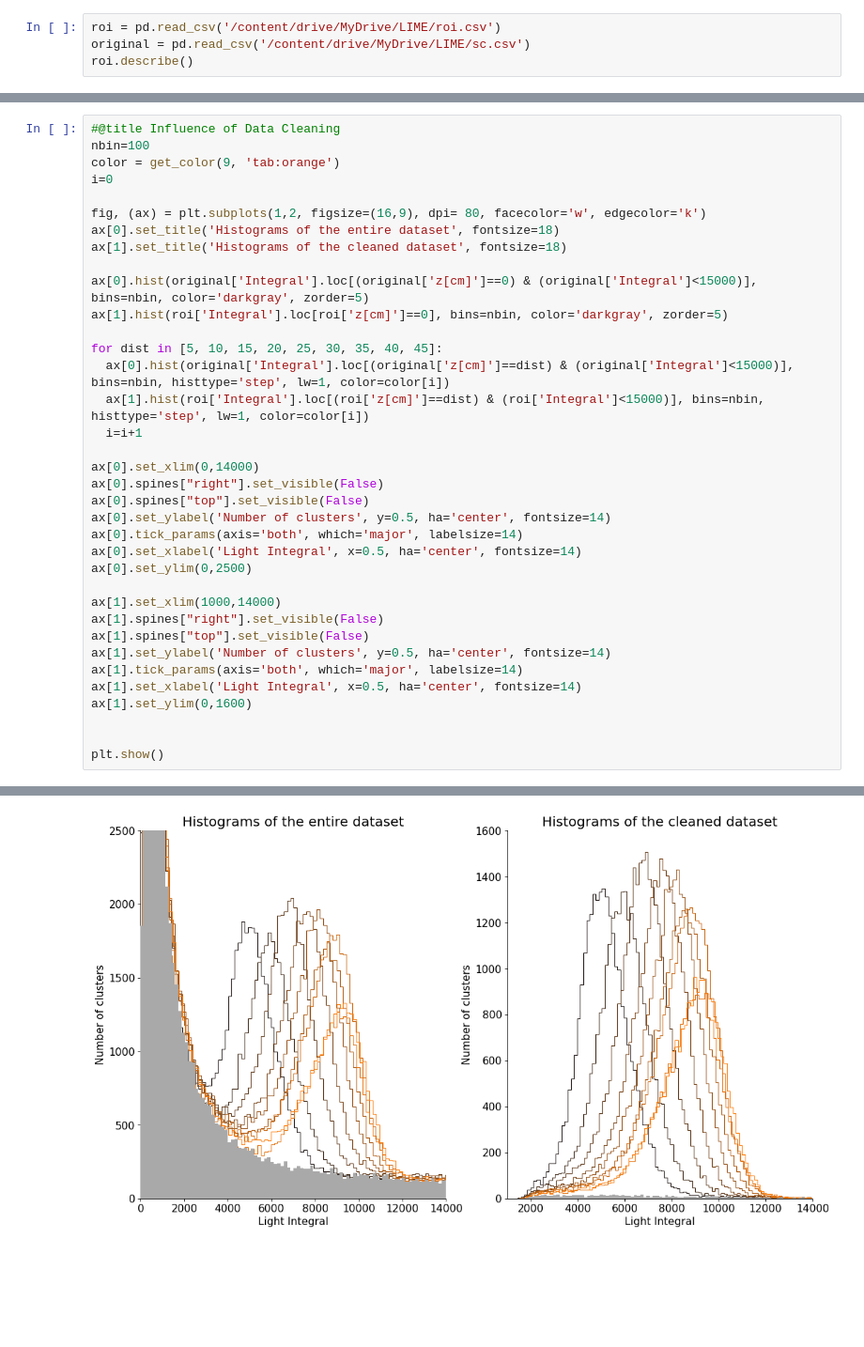
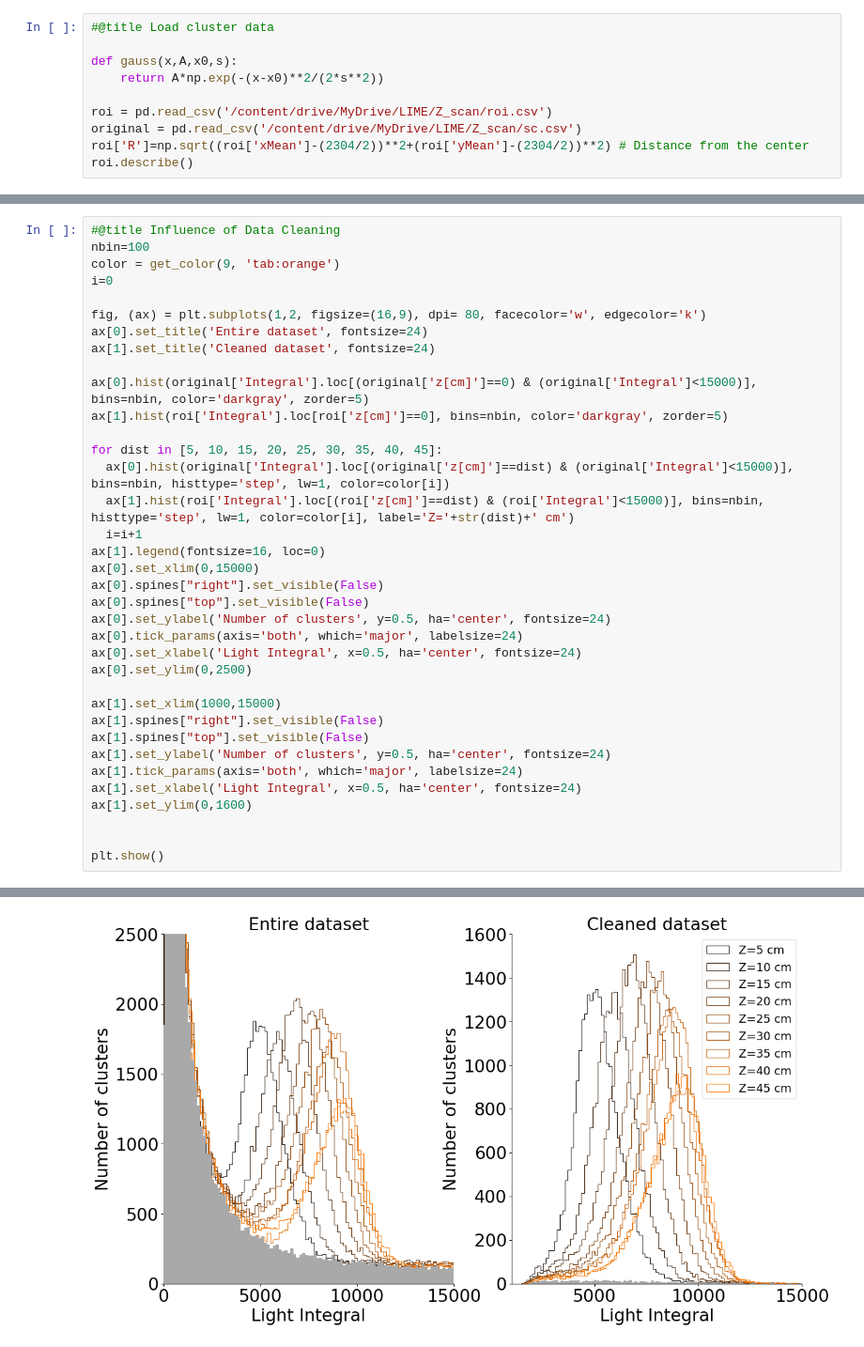
Before and after one commit to RitaROK/Analysis, a Jupyter notebook: Light_response.ipynb, the cells around one changed output, grey strips where cells are left out. Shown at 94% size. Saved outputs shown, nothing was run; the diff lists cells and outputs as text; blank space fills up the shorter version.

```diff
--- a/Light_response.ipynb
+++ b/Light_response.ipynb
@@ -32,6 +170,12 @@ def get_color(n, basecolor):
 # %%
-roi = pd.read_csv('/content/drive/MyDrive/LIME/roi.csv')
-original = pd.read_csv('/content/drive/MyDrive/LIME/sc.csv')
+#@title Load cluster data
+
+def gauss(x,A,x0,s):
+    return A*np.exp(-(x-x0)**2/(2*s**2))
+
+roi = pd.read_csv('/content/drive/MyDrive/LIME/Z_scan/roi.csv')
+original = pd.read_csv('/content/drive/MyDrive/LIME/Z_scan/sc.csv')
+roi['R']=np.sqrt((roi['xMean']-(2304/2))**2+(roi['yMean']-(2304/2))**2) # Distance from the center
 roi.describe()
 # %% [output]
 |  | z[cm] | Hits | Integral | Length | Width | Slim | PathLen | CorrIntegral | xMax | xMin | ... |
@@ -47,39 +191,39 @@ roi.describe()
 # %%
 #@title Influence of Data Cleaning
 nbin=100
 color = get_color(9, 'tab:orange')
 i=0
 
 fig, (ax) = plt.subplots(1,2, figsize=(16,9), dpi= 80, facecolor='w', edgecolor='k')
-ax[0].set_title('Histograms of the entire dataset', fontsize=18)
-ax[1].set_title('Histograms of the cleaned dataset', fontsize=18)
+ax[0].set_title('Entire dataset', fontsize=24)
+ax[1].set_title('Cleaned dataset', fontsize=24)
 
 ax[0].hist(original['Integral'].loc[(original['z[cm]']==0) & (original['Integral']<15000)], bins=nbin, color='darkgray', zorder=5)
 ax[1].hist(roi['Integral'].loc[roi['z[cm]']==0], bins=nbin, color='darkgray', zorder=5)
 
 for dist in [5, 10, 15, 20, 25, 30, 35, 40, 45]:
   ax[0].hist(original['Integral'].loc[(original['z[cm]']==dist) & (original['Integral']<15000)], bins=nbin, histtype='step', lw=1, color=color[i])
-  ax[1].hist(roi['Integral'].loc[(roi['z[cm]']==dist) & (roi['Integral']<15000)], bins=nbin, histtype='step', lw=1, color=color[i])
+  ax[1].hist(roi['Integral'].loc[(roi['z[cm]']==dist) & (roi['Integral']<15000)], bins=nbin, histtype='step', lw=1, color=color[i], label='Z='+str(dist)+' cm')
   i=i+1
-
-ax[0].set_xlim(0,14000)
+ax[1].legend(fontsize=16, loc=0)
+ax[0].set_xlim(0,15000)
 ax[0].spines["right"].set_visible(False)
 ax[0].spines["top"].set_visible(False)
-ax[0].set_ylabel('Number of clusters', y=0.5, ha='center', fontsize=14)
-ax[0].tick_params(axis='both', which='major', labelsize=14)
-ax[0].set_xlabel('Light Integral', x=0.5, ha='center', fontsize=14)
+ax[0].set_ylabel('Number of clusters', y=0.5, ha='center', fontsize=24)
+ax[0].tick_params(axis='both', which='major', labelsize=24)
+ax[0].set_xlabel('Light Integral', x=0.5, ha='center', fontsize=24)
 ax[0].set_ylim(0,2500)
 
-ax[1].set_xlim(1000,14000)
+ax[1].set_xlim(1000,15000)
 ax[1].spines["right"].set_visible(False)
 ax[1].spines["top"].set_visible(False)
-ax[1].set_ylabel('Number of clusters', y=0.5, ha='center', fontsize=14)
-ax[1].tick_params(axis='both', which='major', labelsize=14)
-ax[1].set_xlabel('Light Integral', x=0.5, ha='center', fontsize=14)
+ax[1].set_ylabel('Number of clusters', y=0.5, ha='center', fontsize=24)
+ax[1].tick_params(axis='both', which='major', labelsize=24)
+ax[1].set_xlabel('Light Integral', x=0.5, ha='center', fontsize=24)
 ax[1].set_ylim(0,1600)
 
 
 plt.show()
 # %% [output]
 [figure]
-[figure, old version]
+[figure, new version]
```
Also changed, not shown: parts of 19 cells of this notebook.
